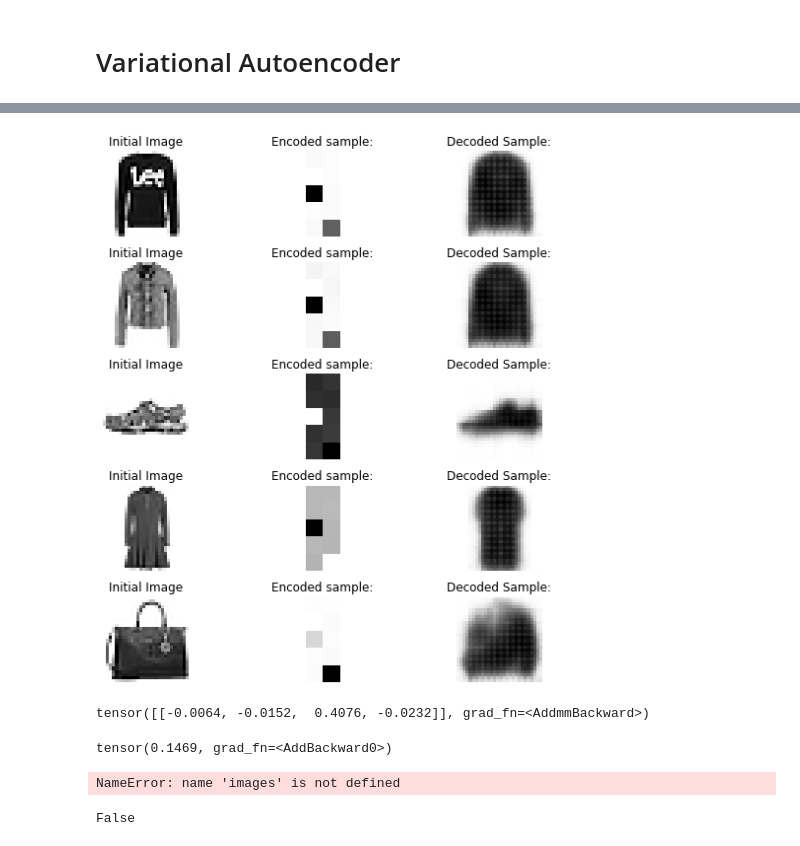
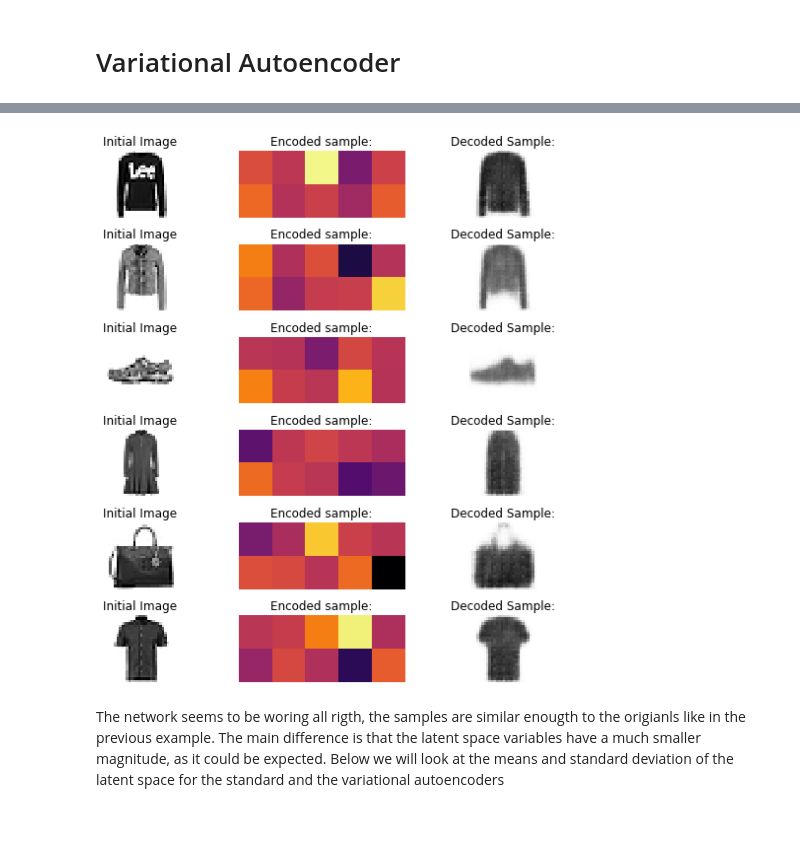
Before and after one commit to Luca-Negri/Deep_Learning_Homeworks, a Jupyter notebook: Homework_2/NNDL_homework_2.ipynb, the cells around one changed output, grey strips where cells are left out. Saved outputs shown, nothing was run; the diff lists cells and outputs as text; code cells hidden in the pictures.

```diff
--- a/Homework_2/NNDL_homework_2.ipynb
+++ b/Homework_2/NNDL_homework_2.ipynb
@@ -105,8 +110,8 @@ train_dataset, val_dataset = torch.utils.data.random_split(total_dataset, [Ntrai
 
 
 test_dataset.transform  = test_transforms
-val_dataset.dataset.transform   = test_transforms
-train_dataset.dataset.transform = test_transforms
+val_dataset.dataset.transform   = train_transforms
+train_dataset.dataset.transform = train_transforms
 
 num_workers = 0 #PC
 #num_workers = 2 #####COLAB ENABLED
@@ -962,0 +977,9 @@ with torch.no_grad():
+# %%
+fig = plt.figure(figsize=[8,8])
+for sample_index,nplot in zip([9,10,11,16,20,22,30,35],range(241,249)):
+    image = val_dataset[sample_index][0]
+    label = val_dataset[sample_index][1]
+    fig.add_subplot(nplot)
+    plt.imshow(image.squeeze(0), cmap='Greys')#,vmax = 255)
+    plt.axis('off')
+plt.show()
@@ -964,10 +1026,7 @@ with torch.no_grad():
 sample_idxs = [300,200,201,208,900]
 n  = len(sample_idxs)
 
-mask_size   = 7
-mask_center = [12,12]
-mask = torch.ones_like(image)
-mask[0,mask_center[0]:(mask_center[0])+mask_size , mask_center[1]:(mask_center[1])+mask_size] = 0
+
 plt.figure(figsize=[8,8])
 
 EncoderNet.eval()
@@ -977,7 +1036,7 @@ with torch.no_grad():
     for i,idx in enumerate(sample_idxs):
 
         image = test_dataset[idx][0]
-        noisy_sample = image*mask
+        noisy_sample = WhiteBlockTransform( image)
         encoded_sample = EncoderNet(noisy_sample.unsqueeze(0))
 
 
@@ -1341,9 +1535,13 @@ encoded_dim = 10
 
 FCL = 128
 
-varencoder = VariationalEncoder(InputShape,CH1,Ksize1,CH2,Ksize2,CH3,Ksize3,FCL,encoded_dim,0.3)
+CH1 = 8
+CH2,CH3 = CH1*2,CH1*4
+Ksize1,Ksize2,Ksize3 = 3,3,3
+
+varencoder = VariationalEncoder(InputShape,CH1,Ksize1,CH2,Ksize2,CH3,Ksize3,FCL,encoded_dim)
 FinalConvShape = varencoder.FinalConvShape[1:]
-decoder    = Decoder(FinalConvShape,CH1,Ksize1,CH2,Ksize2,CH3,Ksize3,FCL,encoded_dim,0.3)
+decoder    = Decoder(FinalConvShape,CH1,Ksize1,CH2,Ksize2,CH3,Ksize3,FCL,encoded_dim)
 
 params_to_optimize = [
     {'params': varencoder.parameters()},
@@ -1351,9 +1549,7 @@ params_to_optimize = [
 ]
 
 
-optimizer = optim.Adam(params_to_optimize, lr=1e-3,weight_decay = 1e-4)
-loss_fn = nn.MSELoss()
+optimizer = optim.Adam(params_to_optimize, lr=1e-3,weight_decay = 1e-5)
 
 train_losses, val_losses = train_func(varencoder,decoder, train_dataloader , val_dataloader,
-                                     device, loss_fn, optimizer, verbose = 0, kl = 5e-3/batch_size,
-                                      num_epochs  = 10)
+                                     device, optimizer, verbose = 0, num_epochs  = 10)
@@ -1371,48 +1571,47 @@ plt.show()
 # %%
-sample_idxs = [1,10,21,29,30]
+sample_idxs = [1,10,21,29,30,40]
 plt.figure(figsize=[8,8])
 n  = len(sample_idxs)
 
 varencoder.eval()
 decoder.eval()
 with torch.no_grad():
     for i,idx in enumerate(sample_idxs):
 
         image = test_dataset[idx][0]
         encoded_sample = varencoder(image.unsqueeze(0))
 
         plt.subplot(n,3,1+ i*3)
         plt.title('Initial Image')
-        plt.imshow(image.squeeze(0) , cmap='Greys')
+        plt.imshow(image.squeeze(0) , cmap='Greys',vmin=0,vmax=1)
         plt.axis('off')
 
         plt.subplot(n,3,2+i*3)
         plt.title(f'Encoded sample:')
-        plt.imshow(encoded_sample.detach().numpy().reshape(5,2) , cmap='Greys')#,vmin = -34,vmax=+34)
+        plt.imshow(encoded_sample.detach().numpy().reshape(2,5) , cmap='inferno',vmin = -1.5,vmax=+1.5)
+        #plt.imshow(encoded_sample.detach().numpy().reshape(2,5) , cmap='Greys')#,vmin = -34,vmax=+34)
         plt.axis('off')
 
         plt.subplot(n,3,3+i*3)
         plt.title('Decoded Sample:' )
-        plt.imshow(decoder(encoded_sample).squeeze(0).squeeze(0).detach().numpy(),cmap='Greys')
+        plt.imshow(decoder(encoded_sample).squeeze(0).squeeze(0).detach().numpy(),cmap='Greys',vmin = 0,vmax = 1)
         plt.axis('off')
 plt.tight_layout()
 plt.show()
 # %% [output]
-[figure, old version]
+[figure, new version]
+# %% [markdown]
+The network seems to be woring all rigth, the samples are similar enougth to the origianls like in the previous example. The main difference is that the latent space variables have a much smaller magnitude, as it could be expected. Below we will look at the means and standard deviation of the latent space for the standard and the variational autoencoders
 # %%
-varencoder(image.unsqueeze(0))
+varencoded_test       = []
+standencoded_test     = []
+
+varencoder.eval()
+EncoderNet.eval()
+with torch.no_grad():
+    for image,label in test_dataloader:
+        varencoded_test.append(varencoder(image))
+        standencoded_test.append(EncoderNet(image))
+
+varencoded_test = varencoded_test[0].detach()
+standencoded_test = standencoded_test[0].detach()
-# %% [output]
-tensor([[-0.0064, -0.0152,  0.4076, -0.0232]], grad_fn=<AddmmBackward>)
-# %%
-loss_fn(decoder(varencoder(next(iter(train_dataloader))[0])),next(iter(train_dataloader))[0])
-# %% [output]
-tensor(0.1469, grad_fn=<AddBackward0>)
-# %%
-images = torch.cat(images)
-torch.mean(images,axis=0),torch.std(images,axis=0)
-# %% [output]
-NameError: name 'images' is not defined
-# %%
-varencoder.training
-# %% [output]
-False
```
Also changed, not shown: parts of 64 cells of this notebook.
